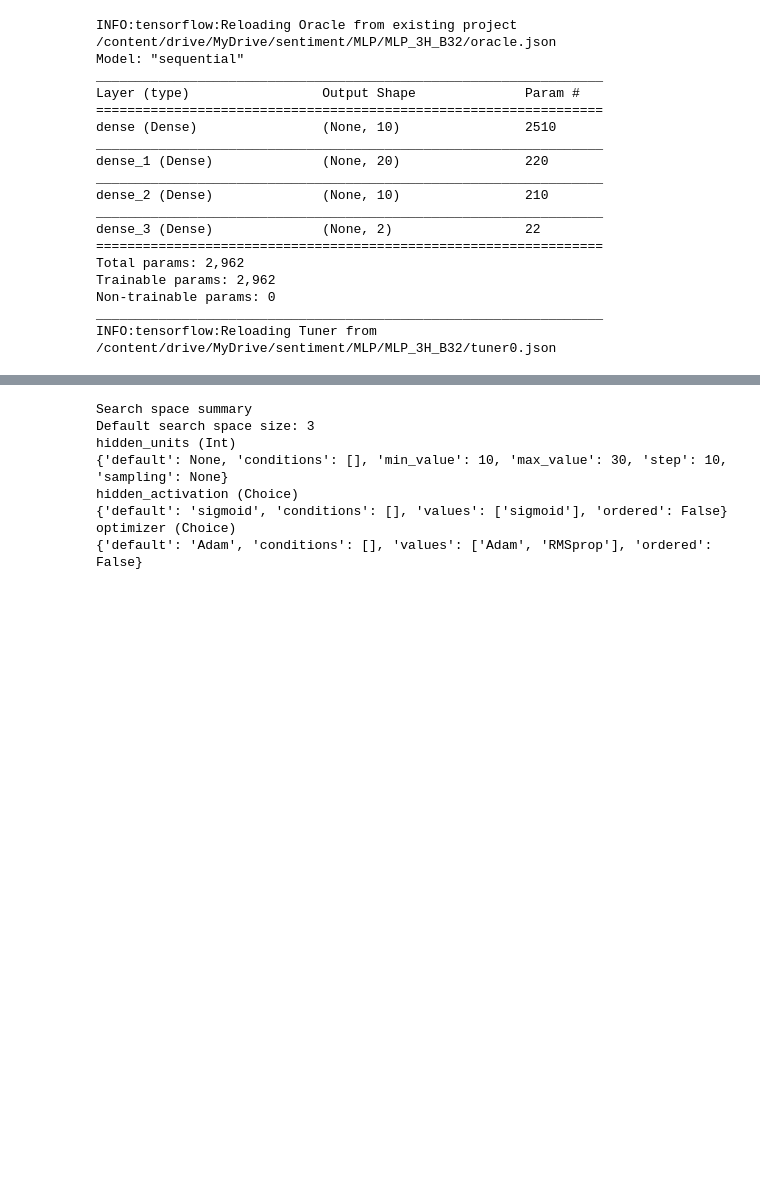
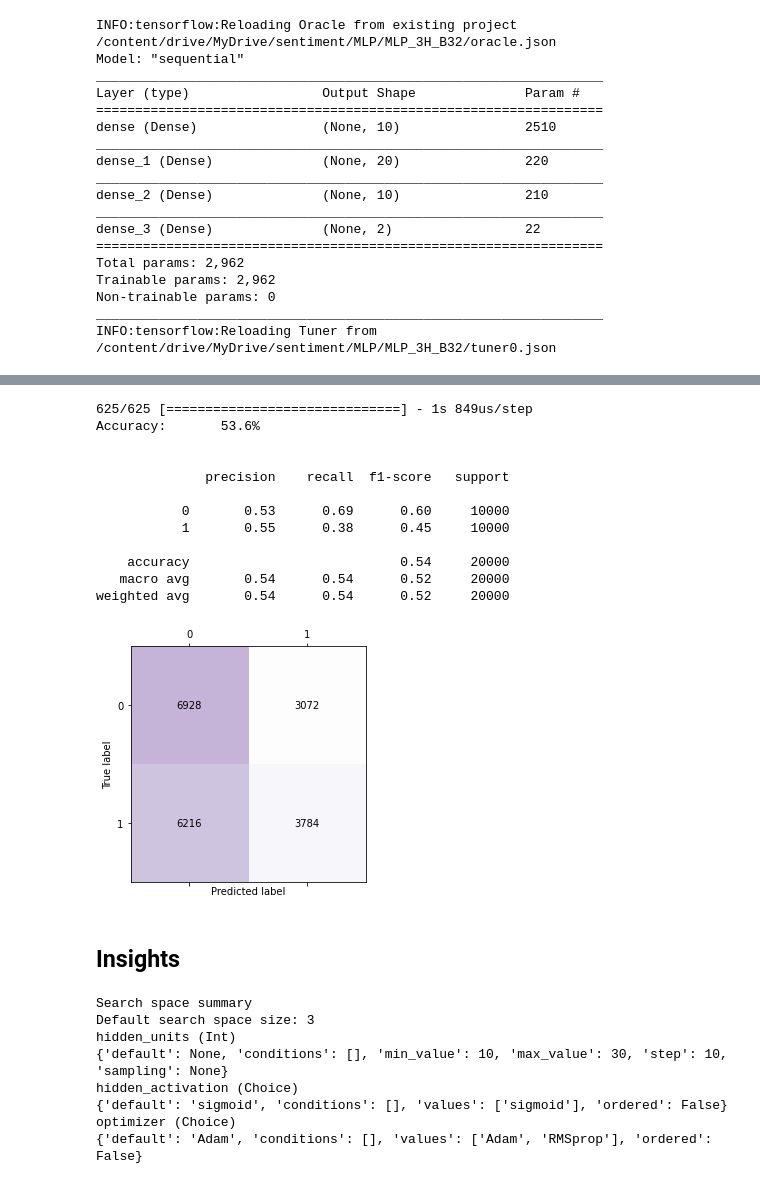
Before and after one commit to ppkgtmm/sentiment, a Jupyter notebook: MLP_3H.ipynb, the cells around one changed output, grey strips where cells are left out. Saved outputs shown, nothing was run; the diff lists cells and outputs as text; code cells hidden in the pictures; blank space fills up the shorter version.

```diff
--- a/MLP_3H.ipynb
+++ b/MLP_3H.ipynb
@@ -161,0 +271,3 @@ INFO:tensorflow:Oracle triggered exit
+# %%
+test = read_data(test_path, cols)
+test.sample(5)
@@ -161,0 +281,3 @@ INFO:tensorflow:Oracle triggered exit
+# %%
+test_target = OH_transform(test['target'])
+test_seq = get_sequences(tokenizer,max_len, test['text'])
@@ -162,3 +291,21 @@ INFO:tensorflow:Oracle triggered exit
+# %%
+model_evaluate(mlp_3h, test_seq, test_target, 32)
+# %% [output]
+625/625 [==============================] - 1s 849us/step
+Accuracy:       53.6%
+
+
+              precision    recall  f1-score   support
+
+           0       0.53      0.69      0.60     10000
+           1       0.55      0.38      0.45     10000
+
+    accuracy                           0.54     20000
+   macro avg       0.54      0.54      0.52     20000
+weighted avg       0.54      0.54      0.52     20000
+[figure, added]
+# %% [markdown]
+## Insights
 # %%
 tuner.search_space_summary()
 # %% [output]
```
Also changed, not shown: parts of 31 cells of this notebook.
